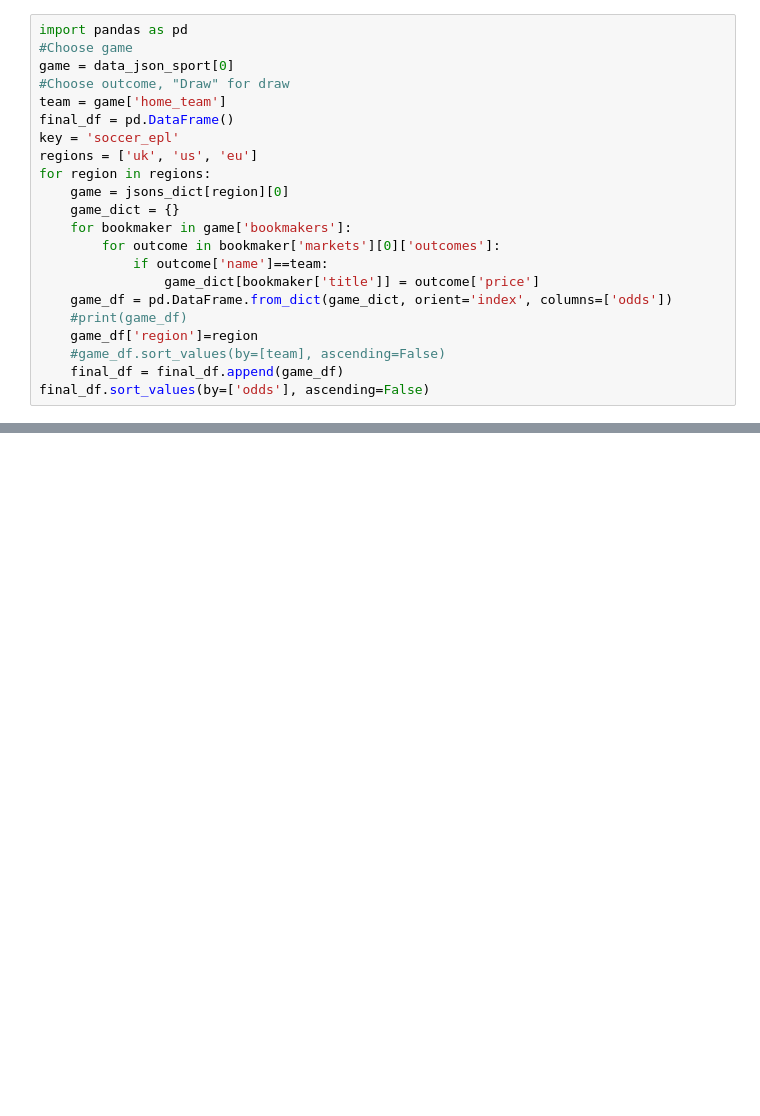
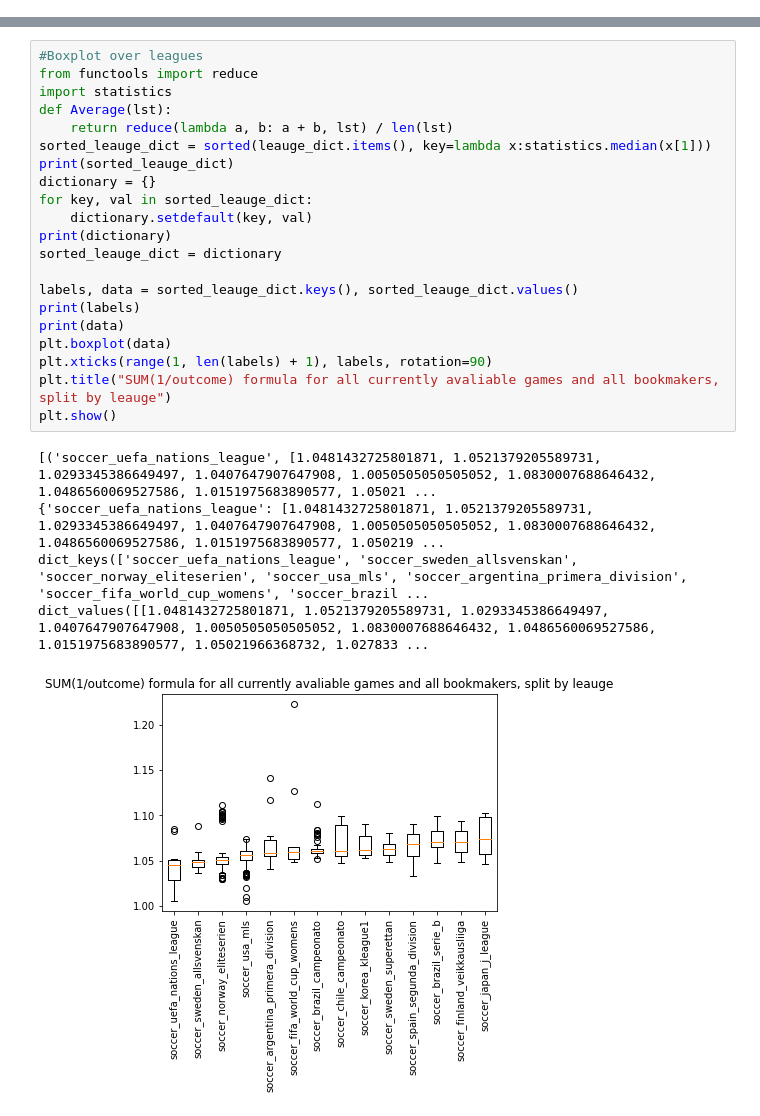
Before and after one commit to felixmattsson/the_odds_api, a Jupyter notebook: TheOddsAPI.ipynb, the cells around one changed output, grey strips where cells are left out. Saved outputs shown, nothing was run; the diff lists cells and outputs as text; blank space fills up the shorter version.

Commit message:
added boxplot over leauges

```diff
--- a/TheOddsAPI.ipynb
+++ b/TheOddsAPI.ipynb
@@ -127,22 +81,0 @@ list
-# %%
-import pandas as pd
-#Choose game
-game = data_json_sport[0]
-#Choose outcome, "Draw" for draw
-team = game['home_team']
-final_df = pd.DataFrame()
-key = 'soccer_epl'
-regions = ['uk', 'us', 'eu']
-for region in regions:
-    game = jsons_dict[region][0]
-    game_dict = {}
-    for bookmaker in game['bookmakers']:
-        for outcome in bookmaker['markets'][0]['outcomes']:
-            if outcome['name']==team:
-                game_dict[bookmaker['title']] = outcome['price']
-    game_df = pd.DataFrame.from_dict(game_dict, orient='index', columns=['odds'])
-    #print(game_df)
-    game_df['region']=region
-    #game_df.sort_values(by=[team], ascending=False)
-    final_df = final_df.append(game_df)
-final_df.sort_values(by=['odds'], ascending=False)
@@ -194,0 +135,27 @@ bookmaker['markets']
+# %%
+#Boxplot over leagues
+from functools import reduce
+import statistics
+def Average(lst):
+    return reduce(lambda a, b: a + b, lst) / len(lst)
+sorted_leauge_dict = sorted(leauge_dict.items(), key=lambda x:statistics.median(x[1]))
+print(sorted_leauge_dict)
+dictionary = {}
+for key, val in sorted_leauge_dict:
+    dictionary.setdefault(key, val)
+print(dictionary)
+sorted_leauge_dict = dictionary
+
+labels, data = sorted_leauge_dict.keys(), sorted_leauge_dict.values()
+print(labels)
+print(data)
+plt.boxplot(data)
+plt.xticks(range(1, len(labels) + 1), labels, rotation=90)
+plt.title("SUM(1/outcome) formula for all currently avaliable games and all bookmakers, split by leauge")
+plt.show()
+# %% [output]
+[('soccer_uefa_nations_league', [1.0481432725801871, 1.0521379205589731, 1.0293345386649497, 1.0407647907647908, 1.0050505050505052, 1.0830007688646432, 1.0486560069527586, 1.0151975683890577, 1.05021 ...
+{'soccer_uefa_nations_league': [1.0481432725801871, 1.0521379205589731, 1.0293345386649497, 1.0407647907647908, 1.0050505050505052, 1.0830007688646432, 1.0486560069527586, 1.0151975683890577, 1.050219 ...
+dict_keys(['soccer_uefa_nations_league', 'soccer_sweden_allsvenskan', 'soccer_norway_eliteserien', 'soccer_usa_mls', 'soccer_argentina_primera_division', 'soccer_fifa_world_cup_womens', 'soccer_brazil ...
+dict_values([[1.0481432725801871, 1.0521379205589731, 1.0293345386649497, 1.0407647907647908, 1.0050505050505052, 1.0830007688646432, 1.0486560069527586, 1.0151975683890577, 1.05021966368732, 1.027833 ...
+[figure, added]
```
Also changed, not shown: parts of 11 cells of this notebook.
